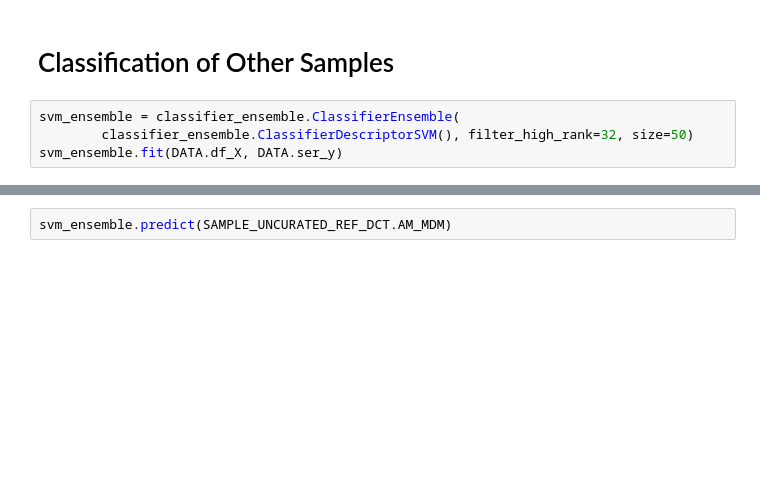
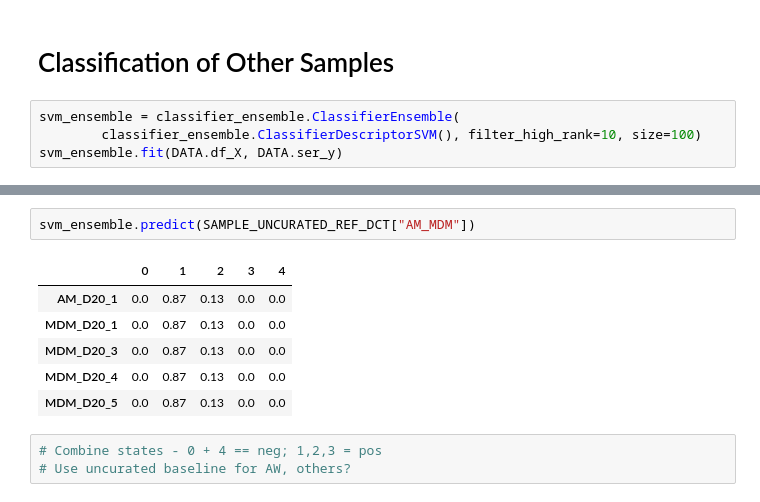
Before and after one commit to uwescience/xstate, a Jupyter notebook: notebooks/Classification of Lab Samples.ipynb, the cells around one changed output, grey strips where cells are left out. Cells and saved outputs as stored; diff of their text form; blank space fills up the shorter version.

Commit message:
Updated classification of lab samples

```diff
--- a/notebooks/Classification of Lab Samples.ipynb
+++ b/notebooks/Classification of Lab Samples.ipynb
@@ -108,7 +110,7 @@ _ = plt.ylabel("accuracy")
 # Classification of Other Samples
 # %%
 svm_ensemble = classifier_ensemble.ClassifierEnsemble(
-        classifier_ensemble.ClassifierDescriptorSVM(), filter_high_rank=32, size=50)
+        classifier_ensemble.ClassifierDescriptorSVM(), filter_high_rank=10, size=100)
 svm_ensemble.fit(DATA.df_X, DATA.ser_y)
 # %%
 svm_ensemble.predict(SAMPLE_CURATED_REF_DCT["AM_MDM"])
@@ -115,2 +127,12 @@ svm_ensemble.predict(SAMPLE_CURATED_REF_DCT["AM_MDM"])
 # %%
-svm_ensemble.predict(SAMPLE_UNCURATED_REF_DCT.AM_MDM)
+svm_ensemble.predict(SAMPLE_UNCURATED_REF_DCT["AM_MDM"])
+# %% [output]
+|  | 0 | 1 | 2 | 3 | 4 |
+| AM_D20_1 | 0.0 | 0.87 | 0.13 | 0.0 | 0.0 |
+| MDM_D20_1 | 0.0 | 0.87 | 0.13 | 0.0 | 0.0 |
+| MDM_D20_3 | 0.0 | 0.87 | 0.13 | 0.0 | 0.0 |
+| MDM_D20_4 | 0.0 | 0.87 | 0.13 | 0.0 | 0.0 |
+| MDM_D20_5 | 0.0 | 0.87 | 0.13 | 0.0 | 0.0 |
+# %%
+# Combine states - 0 + 4 == neg; 1,2,3 = pos
+# Use uncurated baseline for AW, others?
```
Also changed, not shown: parts of 4 cells of this notebook, 1 other file.
